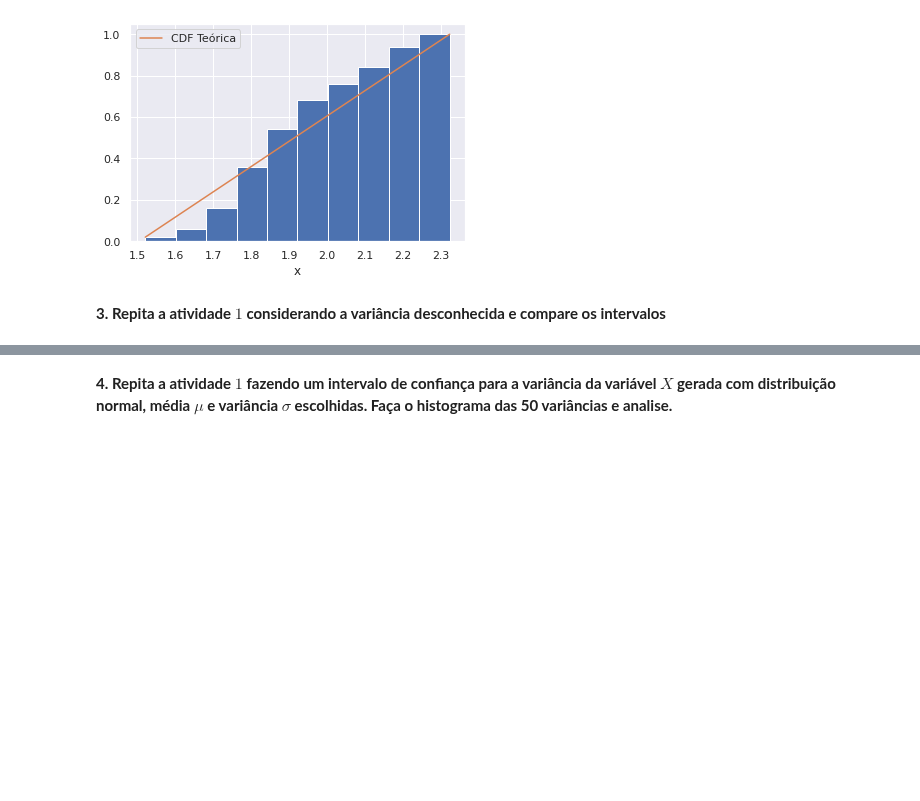
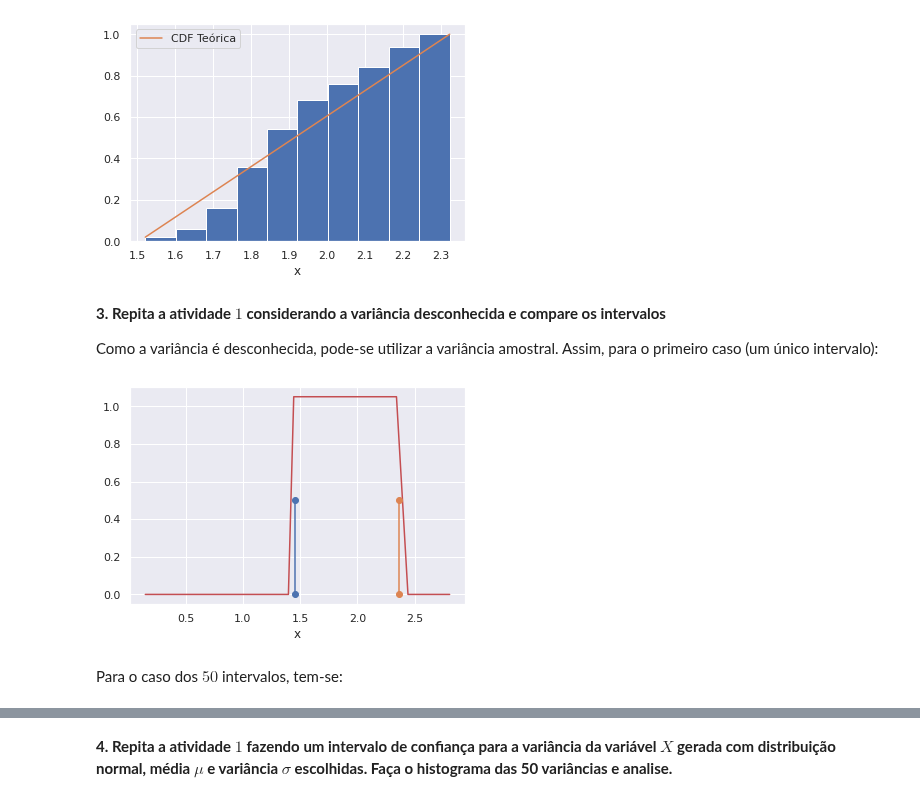
Before and after one commit to ifribeiro/TEI-EstApl, a Jupyter notebook: EPC6.ipynb, the cells around one changed output, grey strips where cells are left out. Cells and saved outputs as stored; diff of their text form; code cells hidden in the pictures; blank space fills up the shorter version.

```diff
--- a/EPC6.ipynb
+++ b/EPC6.ipynb
@@ -91,3 +92,28 @@ plt.legend();
 [figure]
 # %% [markdown]
 **3. Repita a atividade $1$ considerando a variância desconhecida e compare os intervalos**
+
+Como a variância é desconhecida, pode-se utilizar a variância amostral. Assim, para o primeiro caso (um único intervalo):
+# %%
+# variavel aleatoria
+a = 0.0
+b = 3.0
+X3 = np.random.uniform(low=a, high=b, size=1000)
+# escolhe 20 valores de X aleatoriamente
+sampleX_3 = np.random.choice(X3,size=20)
+# usa variancia da amostra, nesse caso, desvio padrão p/ obter o intervalo
+ci_3uni = uniform.interval(alpha=0.95, loc=sampleX_3.mean(), scale=sampleX_3.std())
+# %%
+fig, ax = plt.subplots()
+x_3 = sorted(sampleX_3)
+ax.plot(x_3, uniform.pdf(x_3, loc=sampleX_3.mean(), scale=sampleX_3.std()), 'r')
+# cnfidence interval left line
+one_x12, one_y12 = [ci_3uni[0], ci_3uni[0]], [0, .5]
+# cnfidence interval right line
+two_x12, two_y12 = [ci_3uni[1], ci_3uni[1]], [0, .5]
+ax.plot(one_x12, one_y12, two_x12, two_y12, marker = 'o')
+ax.set_xlabel("x");
+# %% [output]
+[figure, added]
+# %% [markdown]
+Para o caso dos $50$ intervalos, tem-se:
```
Also changed, not shown: parts of 3 cells of this notebook.
